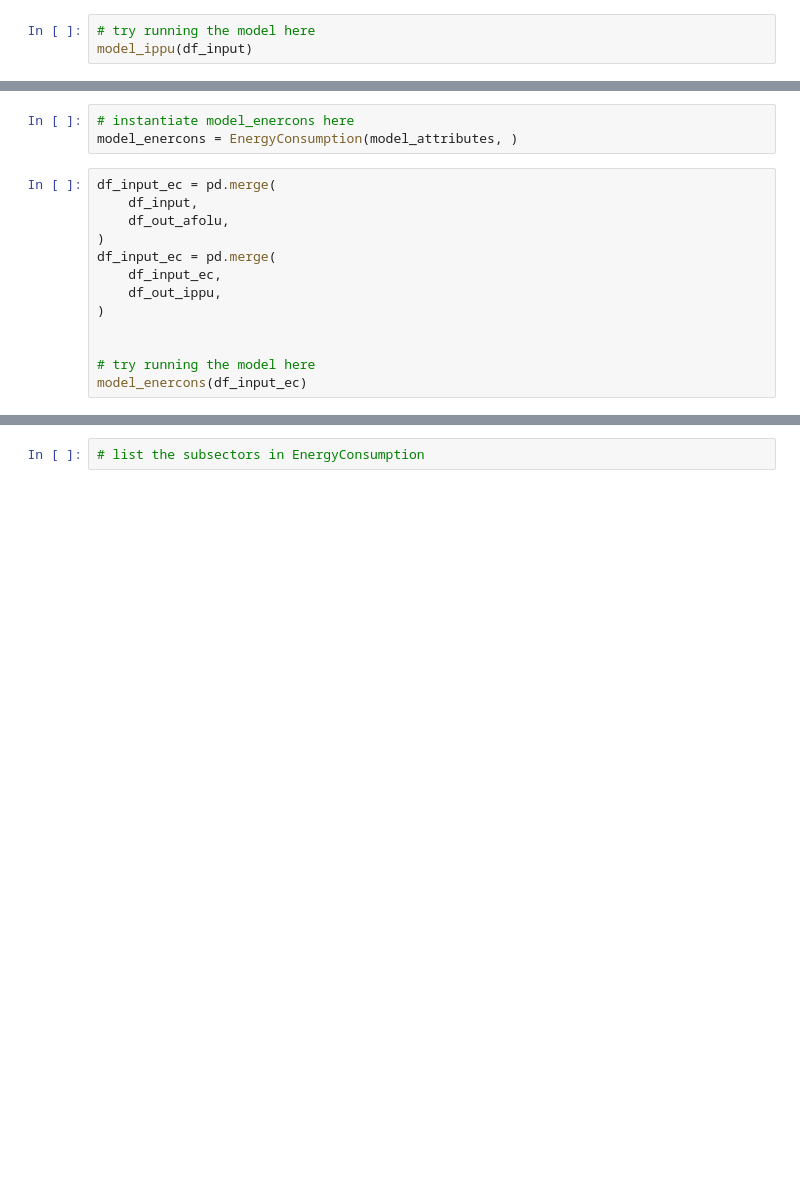
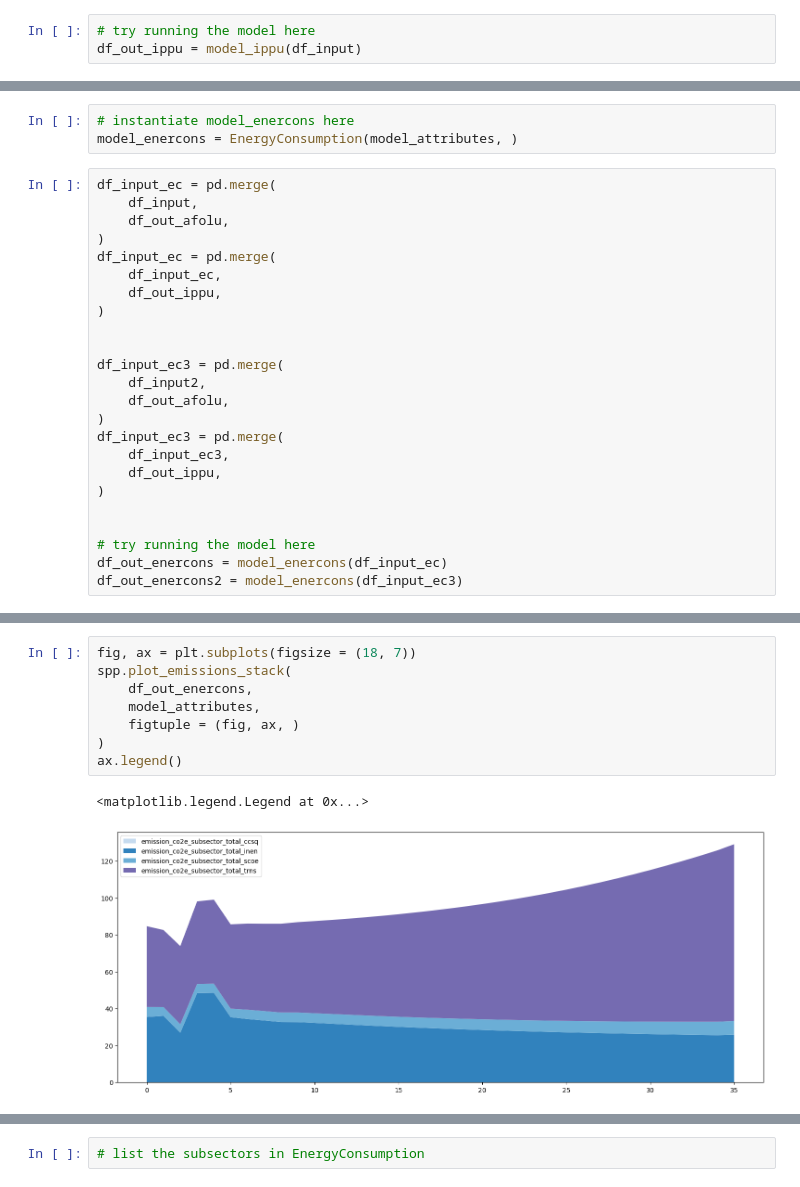
Before and after one commit to jcsyme/sisepuede_tutorials, a Jupyter notebook: sisepuede_tutorial_1-subsector_models.ipynb, the cells around one changed output, grey strips where cells are left out. Cells and saved outputs as stored; diff of their text form; blank space fills up the shorter version.

```diff
--- a/sisepuede_tutorial_1-subsector_models.ipynb
+++ b/sisepuede_tutorial_1-subsector_models.ipynb
@@ -442,4 +426,4 @@ from sisepuede.models.ippu import IPPU
 model_ippu = IPPU(model_attributes, )
 # %%
 # try running the model here
-model_ippu(df_input)
+df_out_ippu = model_ippu(df_input)
@@ -544,5 +509,16 @@ df_input_ec = pd.merge(
 )
 
 
+df_input_ec3 = pd.merge(
+    df_input2,
+    df_out_afolu,
+)
+df_input_ec3 = pd.merge(
+    df_input_ec3,
+    df_out_ippu,
+)
+
+
 # try running the model here
-model_enercons(df_input_ec)
+df_out_enercons = model_enercons(df_input_ec)
+df_out_enercons2 = model_enercons(df_input_ec3)
@@ -567,0 +559,11 @@ model_enercons(df_input_ec)
+# %%
+fig, ax = plt.subplots(figsize = (18, 7))
+spp.plot_emissions_stack(
+    df_out_enercons,
+    model_attributes,
+    figtuple = (fig, ax, )
+)
+ax.legend()
+# %% [output]
+<matplotlib.legend.Legend at 0x...>
+[figure, added]
```
Also changed, not shown: parts of 11 cells of this notebook, 2 other files.
